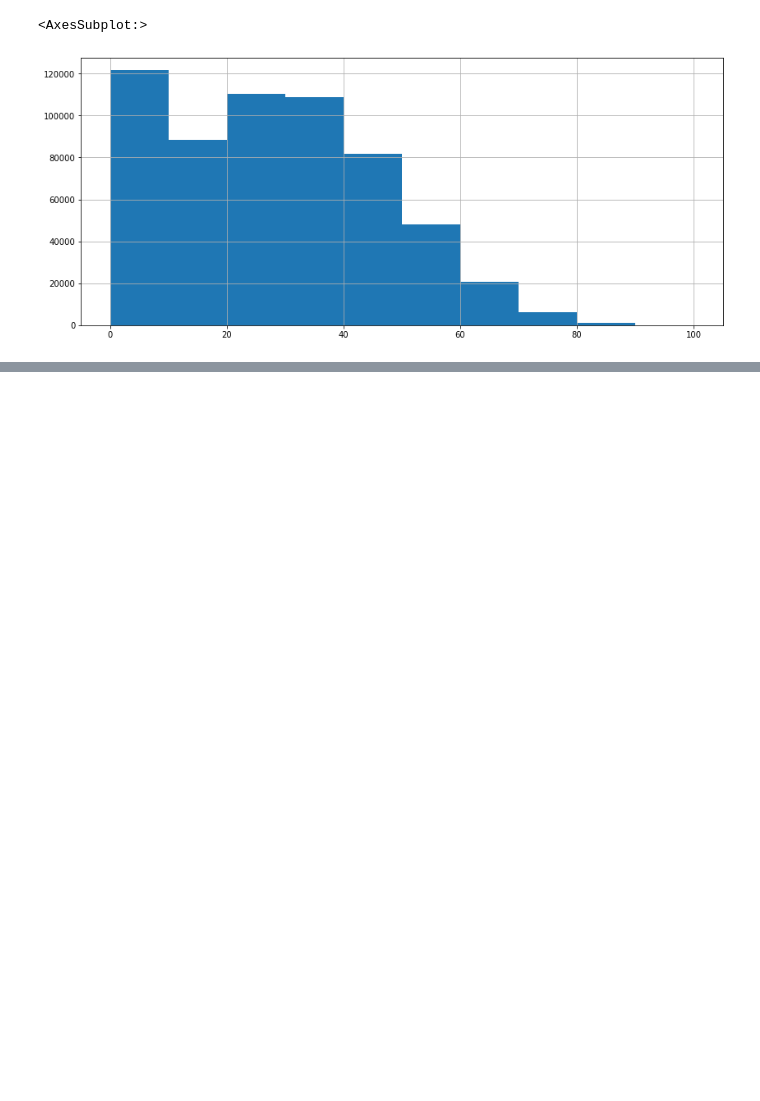
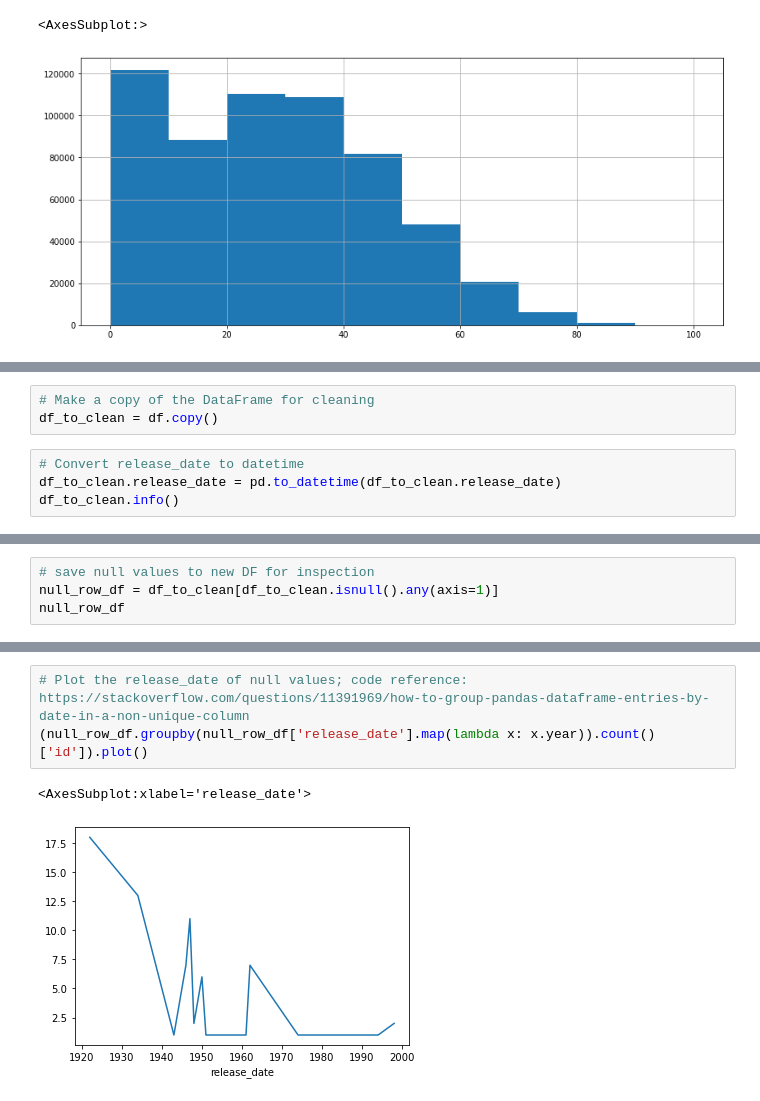
Before and after one commit to halmasieh/Spotify_Analysis, a Jupyter notebook: tracks_eda_etl.ipynb, the cells around one changed output, grey strips where cells are left out. Drawn from its saved outputs; the diff is of its cells as text; blank space fills up the shorter version.

Commit message:
adding ETL: to_datetime and nan inspection

```diff
--- a/tracks_eda_etl.ipynb
+++ b/tracks_eda_etl.ipynb
@@ -103,0 +106,7 @@ df.popularity.hist(figsize=[14,6])
+# %%
+# Make a copy of the DataFrame for cleaning
+df_to_clean = df.copy()
+# %%
+# Convert release_date to datetime
+df_to_clean.release_date = pd.to_datetime(df_to_clean.release_date)
+df_to_clean.info()
@@ -103,0 +131,4 @@ df.popularity.hist(figsize=[14,6])
+# %%
+# save null values to new DF for inspection
+null_row_df = df_to_clean[df_to_clean.isnull().any(axis=1)]
+null_row_df
@@ -103,0 +149,6 @@ df.popularity.hist(figsize=[14,6])
+# %%
+# Plot the release_date of null values; code reference: https://stackoverflow.com/questions/11391969/how-to-group-pandas-dataframe-entries-by-date-in-a-non-unique-column
+(null_row_df.groupby(null_row_df['release_date'].map(lambda x: x.year)).count()['id']).plot()
+# %% [output]
+<AxesSubplot:xlabel='release_date'>
+[figure, added]
```
Also changed, not shown: parts of 3 cells of this notebook.
